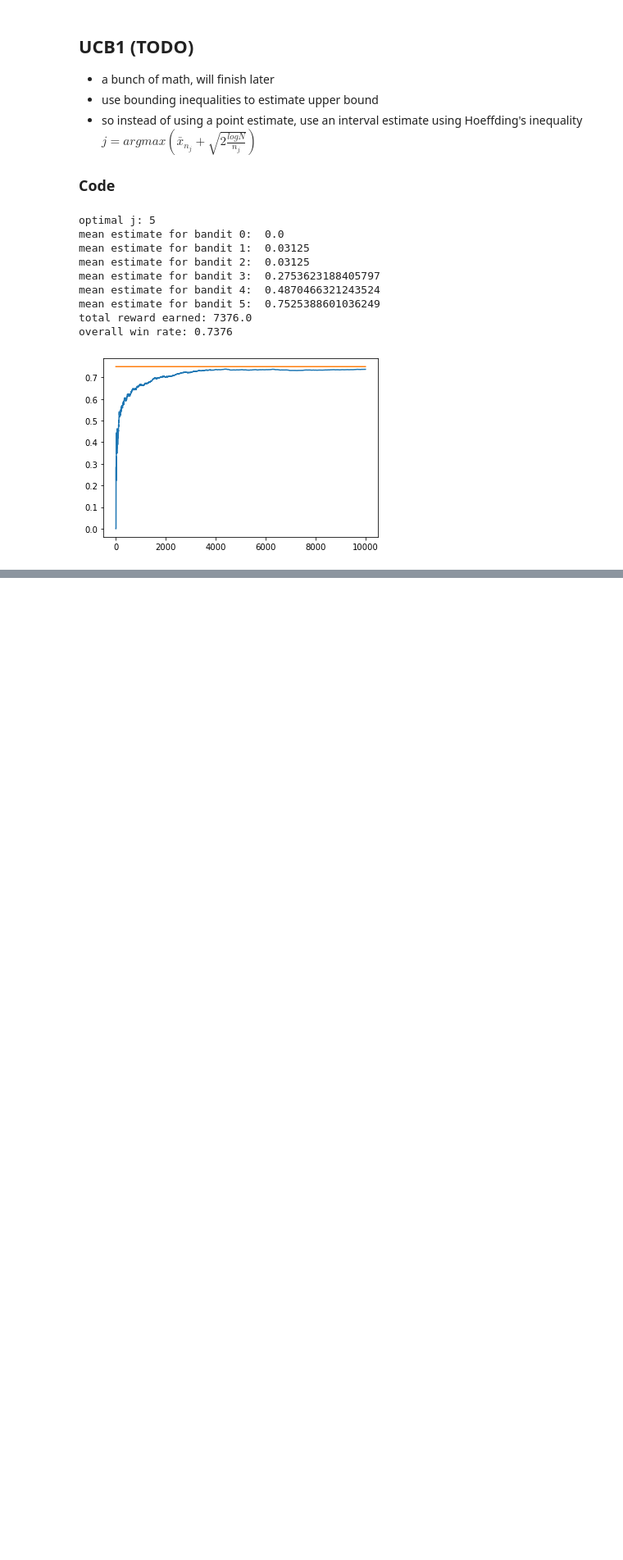
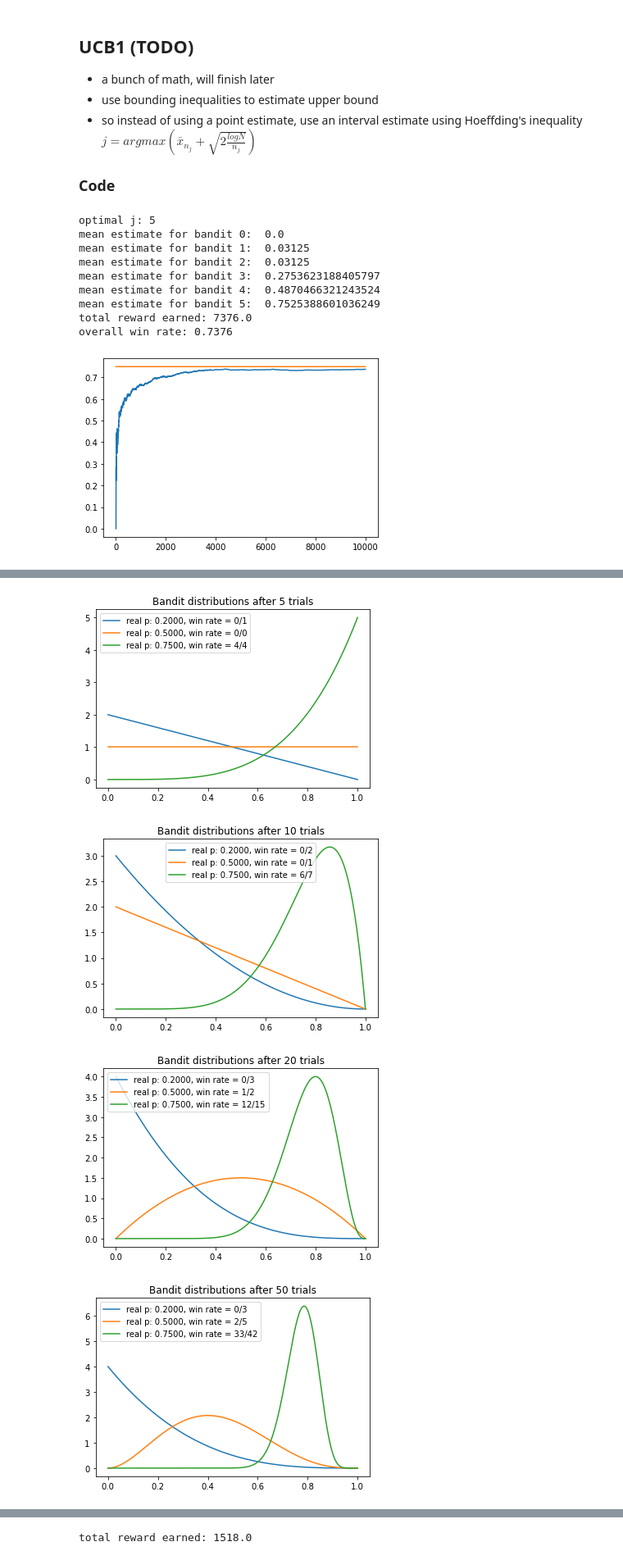
Before and after one commit to ncapek/machine_learning, a Jupyter notebook: bayesian_ML/bayesian_ml.ipynb, the cells around one changed output, grey strips where cells are left out. Shown at 82% size. Drawn from its saved outputs; the diff is of its cells as text; code cells hidden in the pictures; blank space fills up the shorter version.

```diff
--- a/bayesian_ML/bayesian_ml.ipynb
+++ b/bayesian_ML/bayesian_ml.ipynb
@@ -450,0 +461,66 @@ overall win rate: 0.7376
+# %%
+import matplotlib.pyplot as plt
+import numpy as np
+from scipy.stats import beta
+
+NUM_TRIALS = 2000
+BANDIT_PROBABILITIES = [0.2, 0.5, 0.75]
+
+class Bandit:
+    def __init__(self, p):
+        self.p = p
+        self.a = 1
+        self.b = 1
+        self.N = 0
+
+    def pull(self):
+        return np.random.random() < self.p
+
+    def sample(self):
+        return beta.rvs(self.a, self.b)
+
+    def update(self, x):
+        self.a += x
+        self.b += (1 - x)
+        self.N += 1
+
+def plot(bandits, trial):
+    x = np.linspace(0, 1, 200)
+    for b in bandits:
+        y = beta.pdf(x, b.a, b.b)
+        plt.plot(x, y, label=f"real p: {b.p:.4f}, win rate = {b.a-1}/{b.N}")
+    plt.title(f"Bandit distributions after {trial} trials")
+    plt.legend()
+    plt.show()
+
+def experiment():
+    bandits = [Bandit(p) for p in BANDIT_PROBABILITIES]
+
+    sample_points = [5, 10, 20, 50, 100, 200, 500, 1000, 1999]
+    rewards = np.zeros(NUM_TRIALS)
+    for i in range(NUM_TRIALS):
+        # Thompson sampling
+        j = np.argmax([b.sample() for b in bandits])
+
+        # plot the posteriors
+        if i in sample_points:
+            plot(bandits, i)
+
+        # pull the arm for the bandit with largest sample
+        x = bandits[j].pull()
+
+        # update rewards
+        rewards[i] = x
+
+        # update the distribution for the bandit whose arm we just pulled
+        bandits[j].update(x)
+
+    # print total reward
+    print("total reward earned:", rewards.sum())
+
+experiment()
+# %% [output]
+[figure, added]
+[figure, added]
+[figure, added]
+[figure, added]
@@ -450,0 +532 @@ overall win rate: 0.7376
+total reward earned: 1518.0
```
Also changed, not shown: parts of 6 cells of this notebook, 1 other file.
